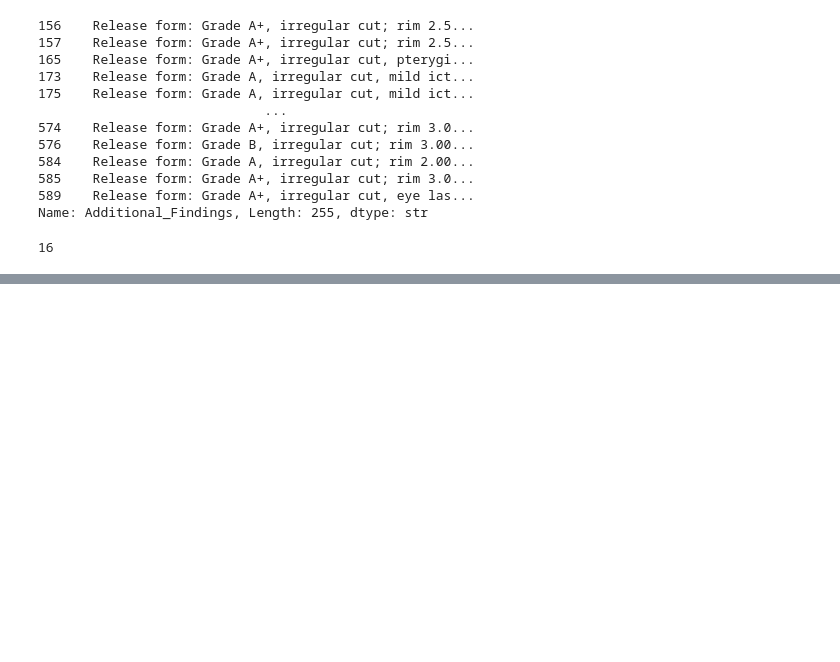
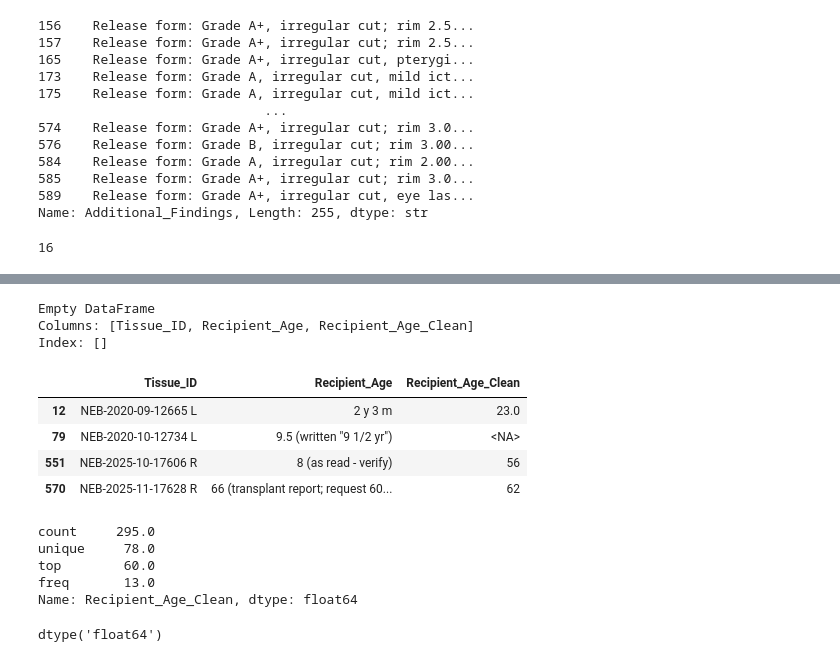
Before and after one commit to Pulitha-m/xai-cornea-grading, a Jupyter notebook: ml/grading/notebooks/02_data_cleaning.ipynb, the cells around one changed output, grey strips where cells are left out. Drawn from its saved outputs; the diff is of its cells as text; code cells hidden in the pictures; blank space fills up the shorter version.

```diff
--- a/ml/grading/notebooks/02_data_cleaning.ipynb
+++ b/ml/grading/notebooks/02_data_cleaning.ipynb
@@ -430,0 +510,7 @@ len(leakage_columns)
+# %%
+df["Form_ECD_cells_per_mm2"] = pd.to_numeric(
+    df["Form_ECD_cells_per_mm2"],
+    errors="coerce"
+)
+
+df["Form_ECD_cells_per_mm2"].dtype
@@ -430,0 +589,2 @@ len(leakage_columns)
+# %%
+df["Recipient_Age_Clean"] = df["Recipient_Age"]
@@ -430,0 +746,34 @@ len(leakage_columns)
+# %%
+print(df.loc[
+    df["Recipient_Age_Clean"].notna() &
+    ~df["Recipient_Age_Clean"].astype(str).str.fullmatch(r"\d+(\.\d+)?"),
+    ["Tissue_ID", "Recipient_Age", "Recipient_Age_Clean"]
+])
+# %% [output]
+Empty DataFrame
+Columns: [Tissue_ID, Recipient_Age, Recipient_Age_Clean]
+Index: []
+# %%
+df.loc[
+    df["Tissue_ID"].isin([
+        "NEB-2020-09-12665 L",
+        "NEB-2020-10-12734 L",
+        "NEB-2025-10-17606 R",
+        "NEB-2025-11-17628 R"
+    ]),
+    ["Tissue_ID", "Recipient_Age", "Recipient_Age_Clean"]
+]
+# %% [output]
+|  | Tissue_ID | Recipient_Age | Recipient_Age_Clean |
+| 12 | NEB-2020-09-12665 L | 2 y 3 m | 23.0 |
+| 79 | NEB-2020-10-12734 L | 9.5 (written "9 1/2 yr") | <NA> |
+| 551 | NEB-2025-10-17606 R | 8 (as read - verify) | 56 |
+| 570 | NEB-2025-11-17628 R | 66 (transplant report; request 60... | 62 |
+# %%
+print(df["Recipient_Age_Clean"].describe())
+# %% [output]
+count     295.0
+unique     78.0
+top        60.0
+freq       13.0
+Name: Recipient_Age_Clean, dtype: float64
@@ -430,0 +785,4 @@ len(leakage_columns)
+# %%
+df["Recipient_Age_Clean"].dtype
+# %% [output]
+dtype('float64')
```
Also changed, not shown: parts of 89 cells of this notebook.
